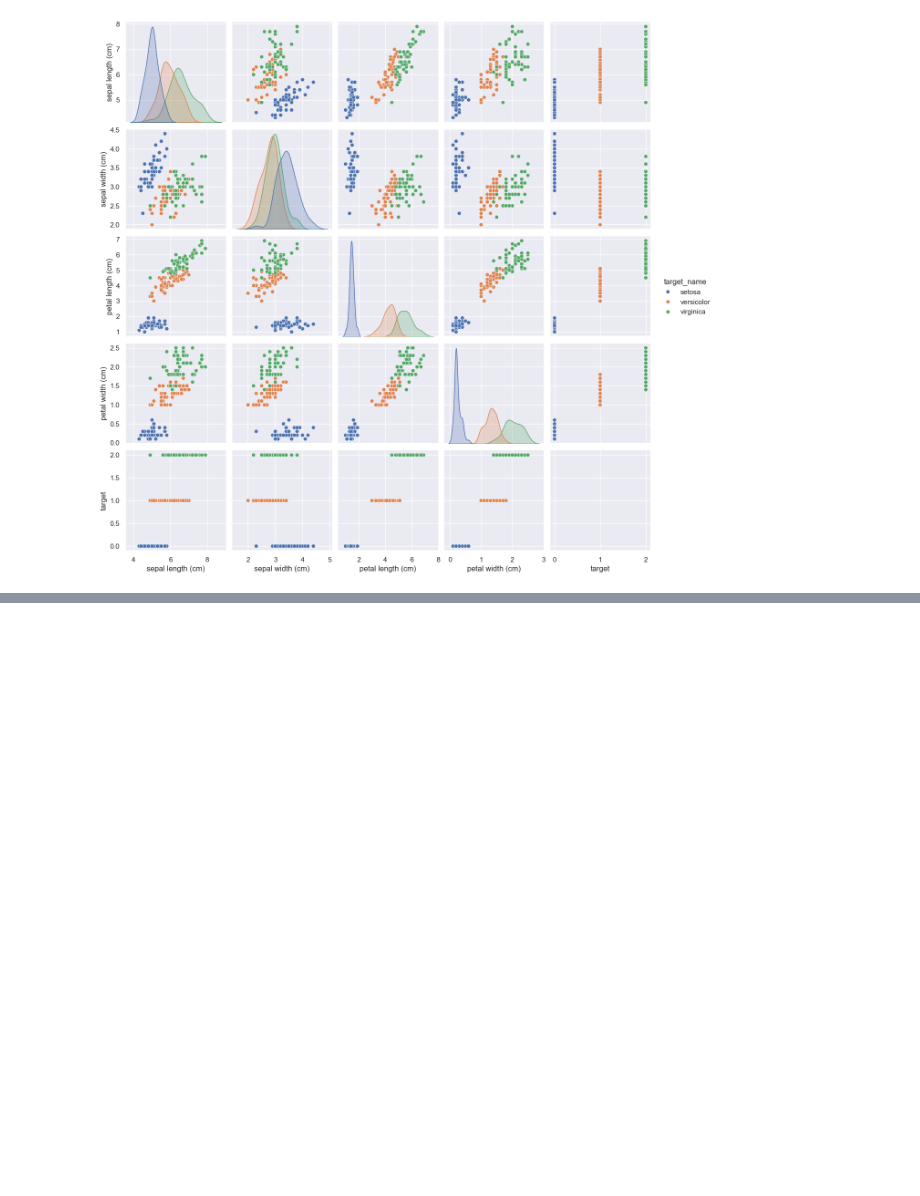
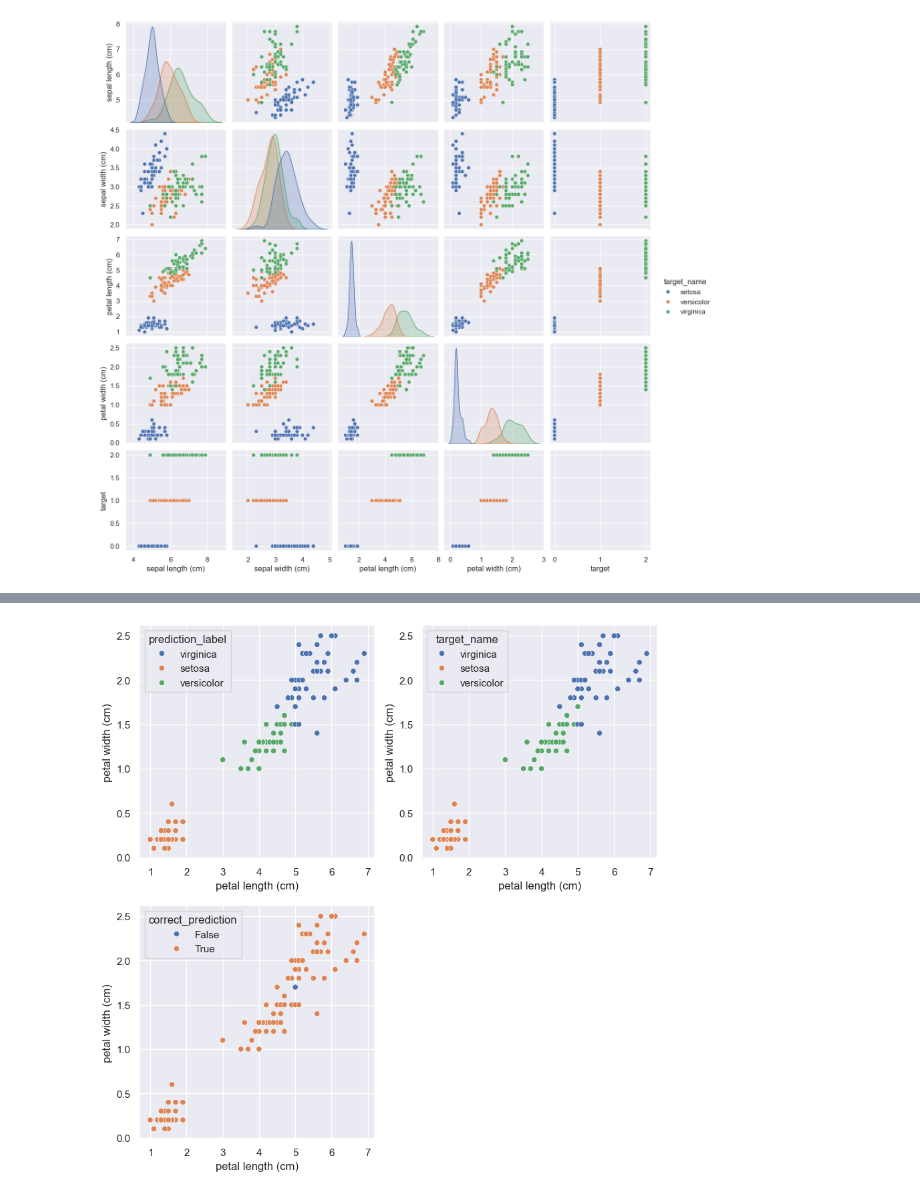
Before and after one commit to pUmA73/Iris-Flower-Classification, a Jupyter notebook: iris_classification.ipynb, the cells around one changed output, grey strips where cells are left out. Saved outputs shown, nothing was run; the diff lists cells and outputs as text; code cells hidden in the pictures; blank space fills up the shorter version.

```diff
--- a/iris_classification.ipynb
+++ b/iris_classification.ipynb
@@ -166,0 +270,14 @@ sns.pairplot(df, hue="target_name")
+# %%
+def plot_incorrect_predictions(df_pred, x_axis_feature, y_axis_feature):
+    fig, axs = plt.subplots(2, 2, figsize=(10, 10))
+    axs = axs.flatten()
+    sns.scatterplot(x=x_axis_feature, y=y_axis_feature, hue="prediction_label", data=df_pred, ax=axs[0])
+    sns.scatterplot(x=x_axis_feature, y=y_axis_feature, hue="target_name", data=df_pred, ax=axs[1])
+    sns.scatterplot(x=x_axis_feature, y=y_axis_feature, hue="correct_prediction", data=df_pred, ax=axs[2])
+    axs[3].set_visible(False)
+
+    plt.show()
+# %%
+plot_incorrect_predictions(df_predictions, "petal length (cm)", "petal width (cm)")
+# %% [output]
+[figure, added]
```
Also changed, not shown: parts of 35 cells of this notebook.
